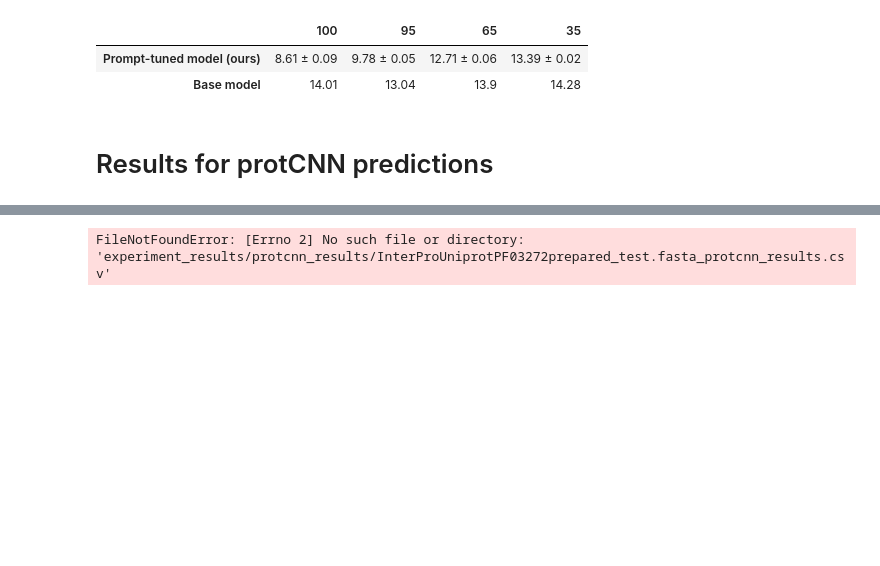
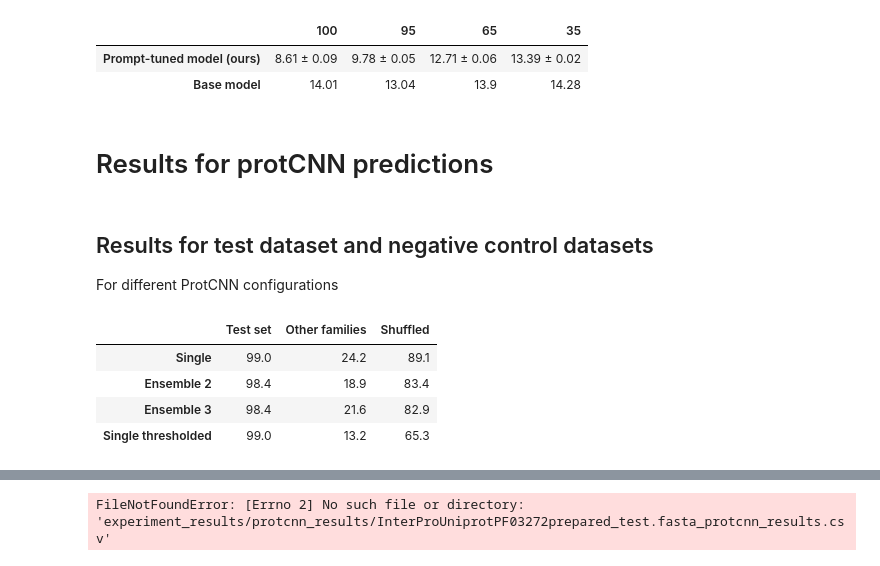
Before and after one commit to AndreaNathansen/protein-prompt-tuning, a Jupyter notebook: utils/results_plots.ipynb, the cells around one changed output, grey strips where cells are left out. Saved outputs shown, nothing was run; the diff lists cells and outputs as text; code cells hidden in the pictures; blank space fills up the shorter version.

```diff
--- a/utils/results_plots.ipynb
+++ b/utils/results_plots.ipynb
@@ -32,3 +70,20 @@ def get_results_protcnn_family_percentage_single_df(result_df):
 def get_results_protcnn_family_percentage_aggregated(result_dfs):
     percentages = [get_results_protcnn_family_percentage_single_df(df) for df in result_dfs]
     return np.mean(percentages), np.std(percentages)
+# %%
+def get_results_protcnn_family_percentage_concatenated(result_dfs):
+    percentage = get_results_protcnn_family_percentage_single_df(pd.concat([df for df in result_dfs]))
+    return percentage
+# %%
+def generate_results_table_protcnn_datasets(column_names, row_names, result_dfs_protcnn_configurations):
+    table=pd.DataFrame(columns=column_names, index=row_names)
+
+    for j, result_dfs_protcnn_datasets in enumerate(result_dfs_protcnn_configurations):
+        for i, result_dfs_protcnn_dataset in enumerate(result_dfs_protcnn_datasets):
+            # results for datasets might be split into multiple dataframes for sets with large sequences
+            if isinstance(result_dfs_protcnn_dataset, list):
+                r_dataset = get_results_protcnn_family_percentage_concatenated(result_dfs_protcnn_dataset)
+            else:
+                r_dataset = get_results_protcnn_family_percentage_single_df(result_dfs_protcnn_dataset)
+            table[column_names[i]].loc[row_names[j]] = f"{np.round(r_dataset, decimals=1)}"
+    return table
@@ -126,3 +226,38 @@ table_basemodelcomparison_clustering
 | Base model | 14.01 | 13.04 | 13.9 | 14.28 |
 # %% [markdown]
 # Results for protCNN predictions
+# %% [markdown]
+## Results for test dataset and negative control datasets
+For different ProtCNN configurations
+# %%
+protcnn_results_testset_single = pd.read_csv("experiment_results/protcnn-eval_single/InterProUniprotPF03272prepared_test.fasta_protcnn_results_flexible_windowsize_stride1_threshold0.0.csv")
+protcnn_results_otherfamilies_single = pd.read_csv("experiment_results/protcnn-eval_single/other-families.fasta_protcnn_results_flexible_windowsize_stride1.csv")
+protcnn_results_shuffled_single = pd.read_csv("experiment_results/protcnn-eval_single/esl-shuffled.fasta_protcnn_results_flexible_windowsize_stride1.csv")
+
+
+protcnn_results_testset_ensemble2 = pd.read_csv("experiment_results/protcnn-eval-ensemble-2/InterProUniprotPF03272prepared_test.fasta_protcnn_results_flexible_windowsize_stride1_ensemble2.csv")
+protcnn_results_otherfamilies_ensemble2 = [pd.read_csv(result_csv) for result_csv in glob.glob("experiment_results/protcnn-eval-ensemble-2/other-families*")]
+protcnn_results_shuffled_ensemble2 = pd.read_csv("experiment_results/protcnn-eval-ensemble-2/esl-shuffled.fasta_protcnn_results_flexible_windowsize_stride1_ensemble2.csv")
+
+protcnn_results_testset_ensemble3 = pd.read_csv("experiment_results/protcnn-eval-ensemble-3/InterProUniprotPF03272prepared_test.fasta_protcnn_results_flexible_windowsize_stride1.csv")
+protcnn_results_otherfamilies_ensemble3 = [pd.read_csv(result_csv) for result_csv in glob.glob("experiment_results/protcnn-eval-ensemble-3/other-families*")]
+protcnn_results_shuffled_ensemble3 = pd.read_csv("experiment_results/protcnn-eval-ensemble-3/esl-shuffled.fasta_protcnn_results_flexible_windowsize_stride1.csv")
+
+protcnn_results_testset_threshold = pd.read_csv("experiment_results/protcnn-eval-threshold0.5/InterProUniprotPF03272prepared_test.fasta_protcnn_results_flexible_windowsize_stride1_threshold0.5.csv")
+protcnn_results_otherfamilies_threshold = [pd.read_csv(result_csv) for result_csv in glob.glob("experiment_results/protcnn-eval-threshold0.5/other-families*")]
+protcnn_results_shuffled_threshold = pd.read_csv("experiment_results/protcnn-eval-threshold0.5/esl-shuffled.fasta_protcnn_results_flexible_windowsize_stride1_threshold0.5.csv")
+# %%
+results_protcnn_datasets = generate_results_table_protcnn_datasets(column_names=["Test set", "Other families", "Shuffled"],
+                                        row_names=["Single", "Ensemble 2", "Ensemble 3", "Single thresholded"],
+                                        result_dfs_protcnn_configurations=[[protcnn_results_testset_single, protcnn_results_otherfamilies_single, protcnn_results_shuffled_single],
+                                                                           [protcnn_results_testset_ensemble2, protcnn_results_otherfamilies_ensemble2, protcnn_results_shuffled_ensemble2],
+                                                                           [protcnn_results_testset_ensemble3, protcnn_results_otherfamilies_ensemble3, protcnn_results_shuffled_ensemble3],
+                                                                           [protcnn_results_testset_threshold, protcnn_results_otherfamilies_threshold, protcnn_results_shuffled_threshold]])
+results_protcnn_datasets.to_csv("experiment_results/final_tables/results_protcnn_datasets.csv")
+results_protcnn_datasets
+# %% [output]
+|  | Test set | Other families | Shuffled |
+| Single | 99.0 | 24.2 | 89.1 |
+| Ensemble 2 | 98.4 | 18.9 | 83.4 |
+| Ensemble 3 | 98.4 | 21.6 | 82.9 |
+| Single thresholded | 99.0 | 13.2 | 65.3 |
```
Also changed, not shown: parts of 35 cells of this notebook, 5 other files.
